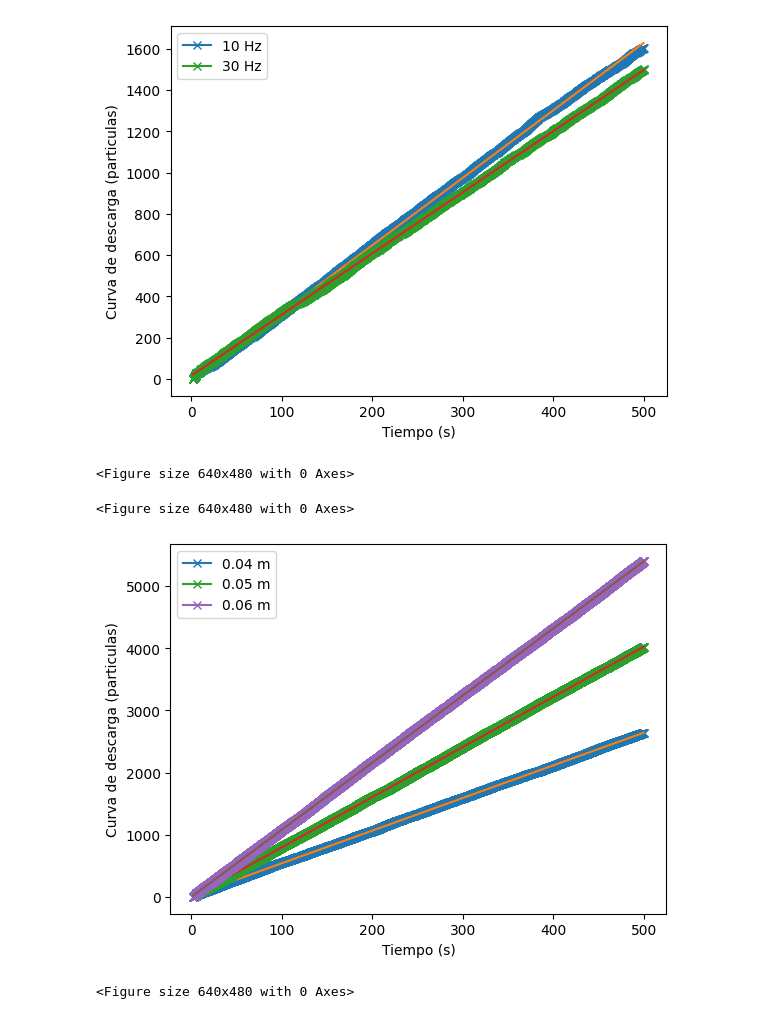
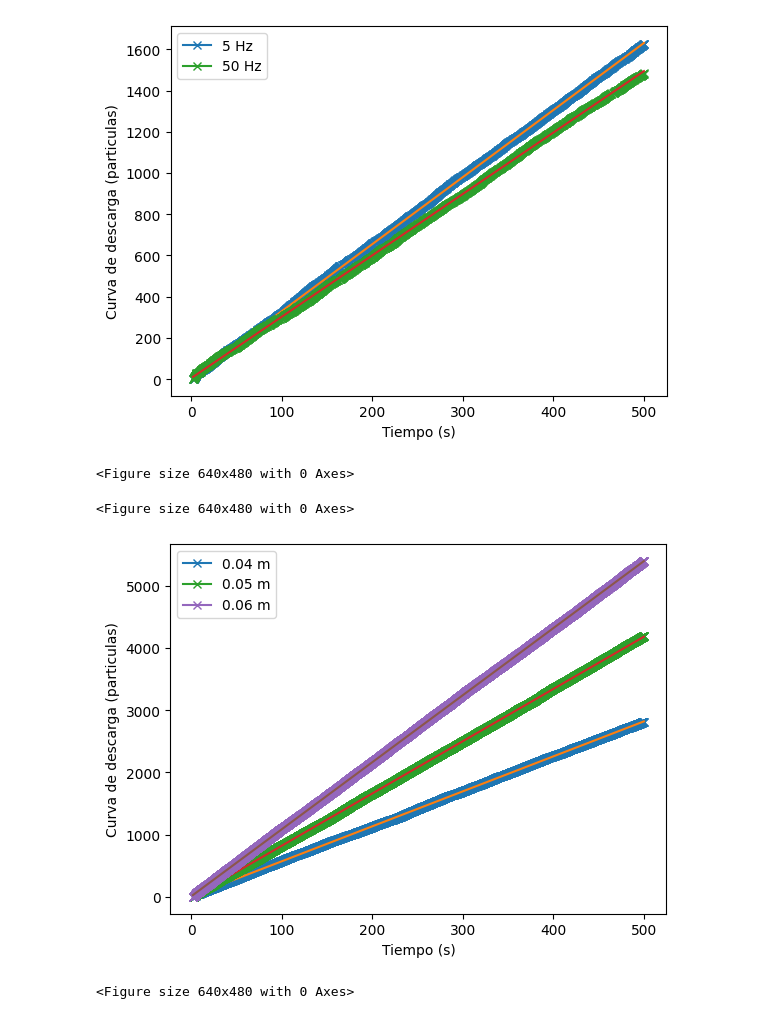
Before and after one commit to shadad00/Simulacion-de-sistemas, a Jupyter notebook: notebooks/TP5.ipynb, the cells around one changed output. Cells and saved outputs as stored; diff of their text form; code cells hidden in the pictures.

```diff
--- a/notebooks/TP5.ipynb
+++ b/notebooks/TP5.ipynb
@@ -80,7 +106,7 @@ def get_charge(path):
 def plot_caudal_by_frequency():
     path = f"{BASE_PATH}/"
     frequencies = [5,10, 15,20, 30,50]
-    sub_freq = [10, 30]
+    sub_freq = [5,50]
     result = {}
     fig, shared_ax = plt.subplots()
 
@@ -102,7 +128,7 @@ def plot_caudal_by_frequency():
 
 plot_caudal_by_frequency()
 # %% [output]
-[figure, old version]
+[figure, new version]
 <Figure size 640x480 with 0 Axes>
 # %%
     # function for generating the discharge curve for the gap,
@@ -117,28 +143,28 @@ plot_caudal_by_frequency()
 # %%
 # Ej 2.
 def plot_discharge_line(freq):
     base = f"{BASE_PATH}/"
     gaps = [0.04, 0.05, 0.06]
 
     plt.clf()
     fig, shared_ax = plt.subplots()
     for gap in gaps:
         regex = f"*fq{freq}_gap"+ str(gap)+'*_i*.csv'
         files = Path(base).glob(regex)
         path = [f for f in files][0]
         plot_discharge_line_for_gap(gap, path, shared_ax)
 
     shared_ax.set_xlabel('Tiempo (s)')
     shared_ax.set_ylabel('Curva de descarga (particulas)')
     shared_ax.legend()
 
     plt.show()
 
-OPTIMAL_FREQ = 10
+OPTIMAL_FREQ = 5
 plot_discharge_line(OPTIMAL_FREQ)
 # %% [output]
 <Figure size 640x480 with 0 Axes>
-[figure, old version]
+[figure, new version]
 # %%
 # generate all the discharge curves
 def plot_discharge_line():
```
Also changed, not shown: parts of 9 cells of this notebook, 5 other files.
